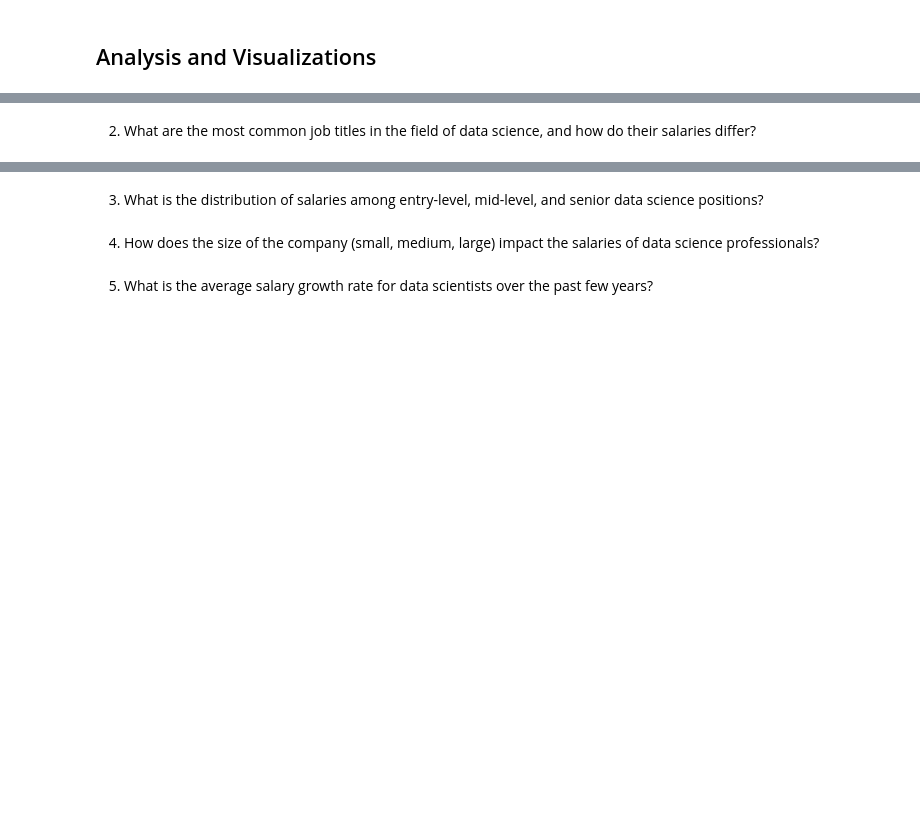
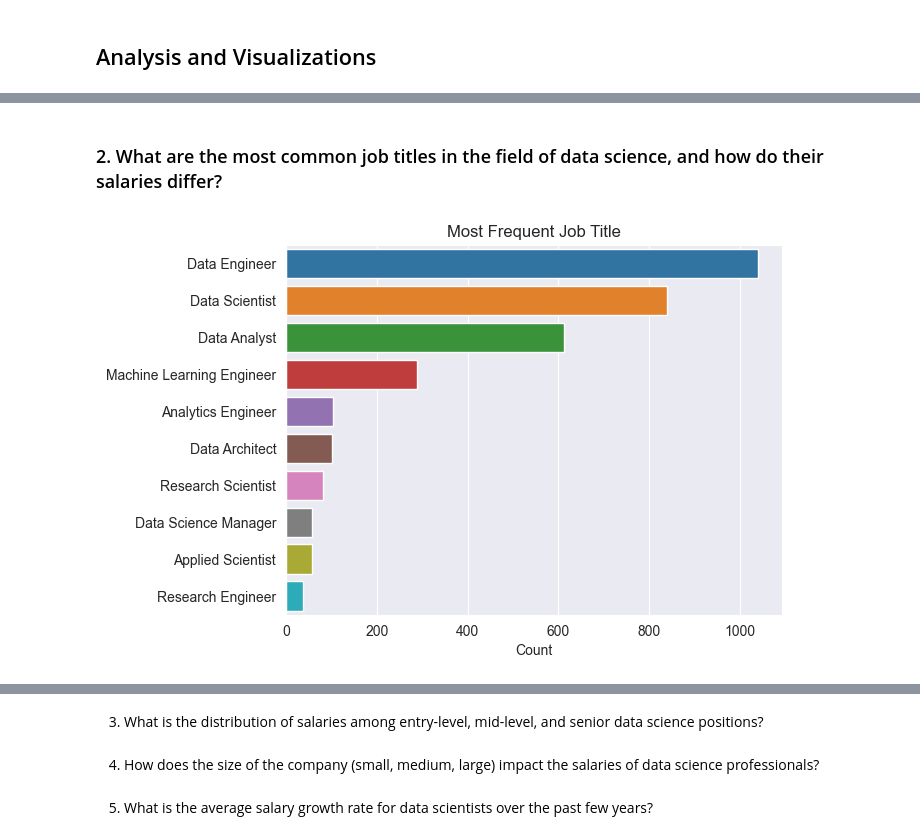
Before and after one commit to Nick-Climaco/code, a Jupyter notebook: Python_code/data projects/Data Science Salaries/notebook.ipynb, the cells around one changed output, grey strips where cells are left out. Saved outputs shown, nothing was run; the diff lists cells and outputs as text; code cells hidden in the pictures; blank space fills up the shorter version.

```diff
--- a/Python_code/data projects/Data Science Salaries/notebook.ipynb
+++ b/Python_code/data projects/Data Science Salaries/notebook.ipynb
@@ -113,3 +146,17 @@ salary_per_location = salary_df.groupby("company_location")["salary_in_usd"].agg
 # %% [markdown]
-
-2. What are the most common job titles in the field of data science, and how do their salaries differ?
+### 2. What are the most common job titles in the field of data science, and how do their salaries differ?
+# %%
+job_count = salary_df["job_title"].value_counts().reset_index()
+# %%
+job_count.columns = ["job_title", "count"]
+# %%
+sns.barplot(x = "count",
+            y = "job_title",
+            data = job_count.head(10))
+
+plt.title("Most Frequent Job Title")
+plt.xlabel("Count")
+plt.ylabel("")
+plt.show()
+# %% [output]
+[figure, added]
```
Also changed, not shown: parts of 16 cells of this notebook.
